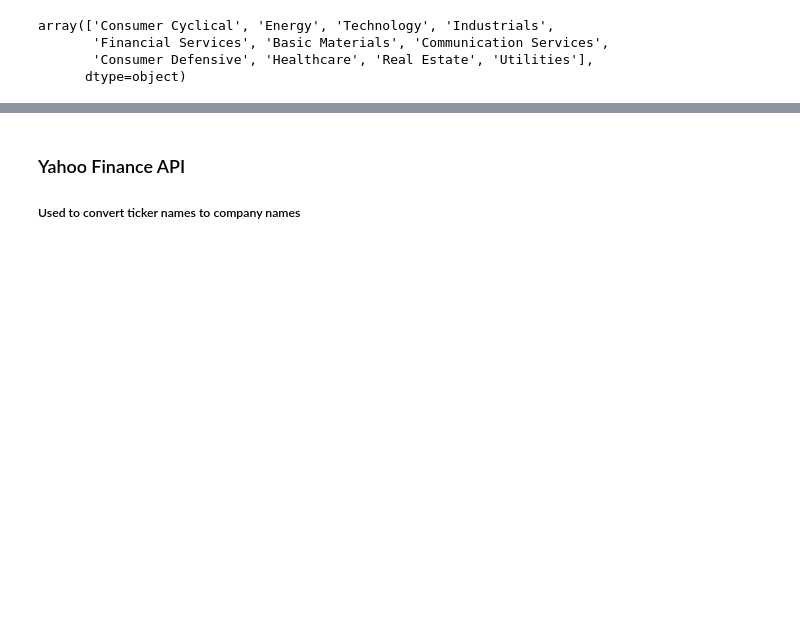
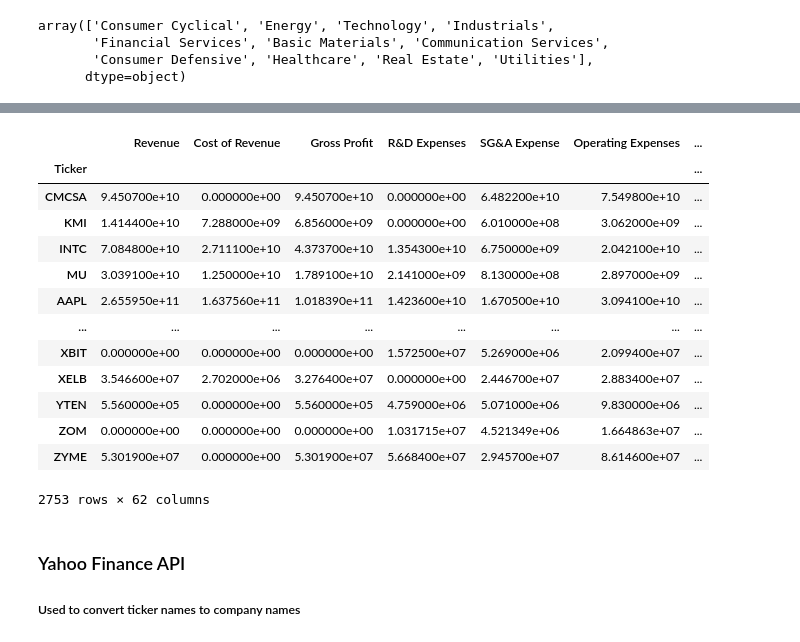
Before and after one commit to geotrieu/fsa, a Jupyter notebook: Jupyter/preprocessing.ipynb, the cells around one changed output, grey strips where cells are left out. Drawn from its saved outputs; the diff is of its cells as text; code cells hidden in the pictures; blank space fills up the shorter version.

```diff
--- a/Jupyter/preprocessing.ipynb
+++ b/Jupyter/preprocessing.ipynb
@@ -192,6 +187,23 @@ consumer_2018_ratios_scaled = scaler.transform(consumer_2018_ratios)
 # Reconstruct Dataframe after normalization
 consumer_2018_accounts_scaled = pd.DataFrame(consumer_2018_accounts_scaled, columns=consumer_2018_accounts.columns, index=consumer_2018_accounts.index)
 consumer_2018_ratios_scaled = pd.DataFrame(consumer_2018_ratios_scaled, columns=consumer_2018_ratios.columns, index=consumer_2018_ratios.index)
+# %%
+consumer_2018_accounts
+# %% [output]
+|  | Revenue | Cost of Revenue | Gross Profit | R&D Expenses | SG&A Expense | Operating Expenses | ... |
+| Ticker |  |  |  |  |  |  | ... |
+| CMCSA | 9.450700e+10 | 0.000000e+00 | 9.450700e+10 | 0.000000e+00 | 6.482200e+10 | 7.549800e+10 | ... |
+| KMI | 1.414400e+10 | 7.288000e+09 | 6.856000e+09 | 0.000000e+00 | 6.010000e+08 | 3.062000e+09 | ... |
+| INTC | 7.084800e+10 | 2.711100e+10 | 4.373700e+10 | 1.354300e+10 | 6.750000e+09 | 2.042100e+10 | ... |
+| MU | 3.039100e+10 | 1.250000e+10 | 1.789100e+10 | 2.141000e+09 | 8.130000e+08 | 2.897000e+09 | ... |
+| AAPL | 2.655950e+11 | 1.637560e+11 | 1.018390e+11 | 1.423600e+10 | 1.670500e+10 | 3.094100e+10 | ... |
+| ... | ... | ... | ... | ... | ... | ... | ... |
+| XBIT | 0.000000e+00 | 0.000000e+00 | 0.000000e+00 | 1.572500e+07 | 5.269000e+06 | 2.099400e+07 | ... |
+| XELB | 3.546600e+07 | 2.702000e+06 | 3.276400e+07 | 0.000000e+00 | 2.446700e+07 | 2.883400e+07 | ... |
+| YTEN | 5.560000e+05 | 0.000000e+00 | 5.560000e+05 | 4.759000e+06 | 5.071000e+06 | 9.830000e+06 | ... |
+| ZOM | 0.000000e+00 | 0.000000e+00 | 0.000000e+00 | 1.031715e+07 | 4.521349e+06 | 1.664863e+07 | ... |
+| ZYME | 5.301900e+07 | 0.000000e+00 | 5.301900e+07 | 5.668400e+07 | 2.945700e+07 | 8.614600e+07 | ... |
+2753 rows × 62 columns
 # %% [markdown]
 ### Yahoo Finance API
 ##### Used to convert ticker names to company names
```
Also changed, not shown: parts of 11 cells of this notebook, 3 other files.
